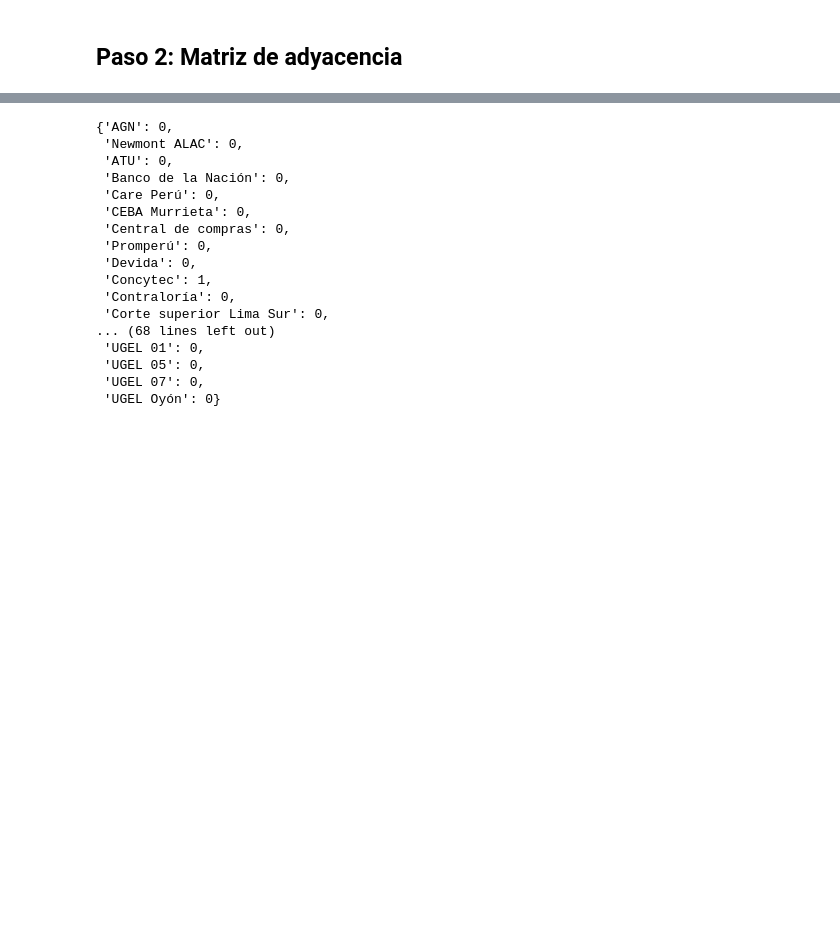
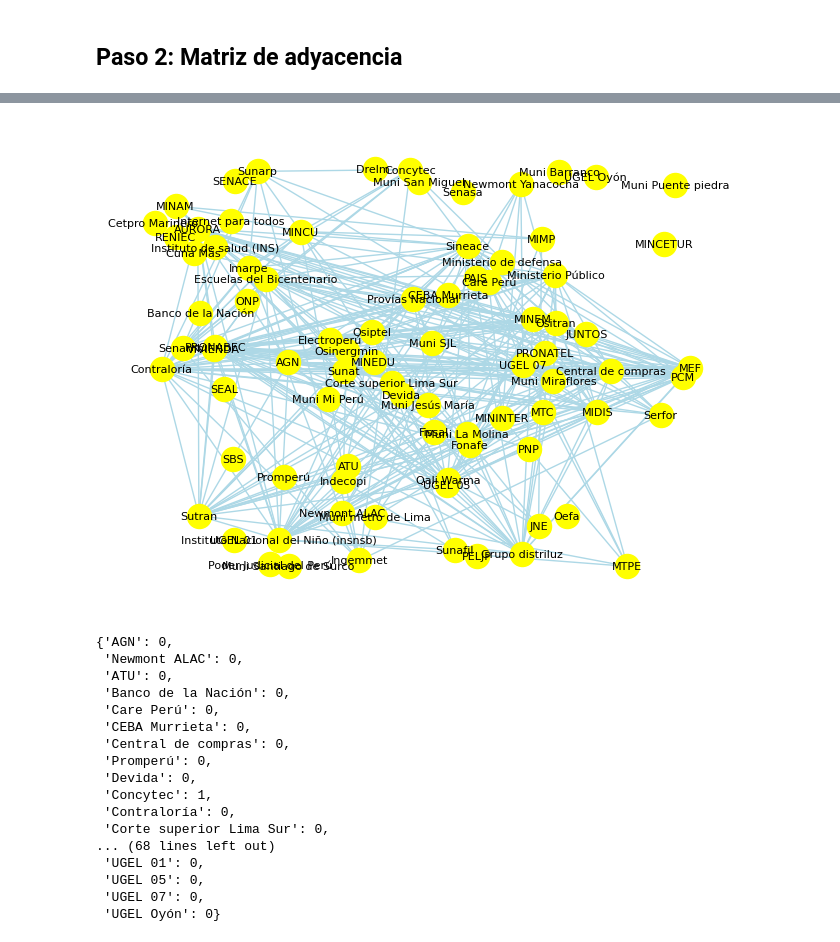
Before and after one commit to ROSITE12/Redes, a Jupyter notebook: Tarea3.ipynb, the cells around one changed output, grey strips where cells are left out. Saved outputs shown, nothing was run; the diff lists cells and outputs as text; code cells hidden in the pictures; blank space fills up the shorter version.

```diff
--- a/Tarea3.ipynb
+++ b/Tarea3.ipynb
@@ -95,4 +95,13 @@ nx.draw_random(CADNet,
 # %%
 # quitamos las autorrelaciones
 CADNet.remove_edges_from(nx.selfloop_edges(CADNet))
+# %%
+# ahora una mejor visualziación
+nx.draw_random(CADNet,
+                node_color='yellow',
+                edge_color='lightblue',
+                with_labels=True,
+                font_size=8)
+# %% [output]
+[figure, added]
 # %%
```
Also changed, not shown: parts of 33 cells of this notebook, 1 other file.
